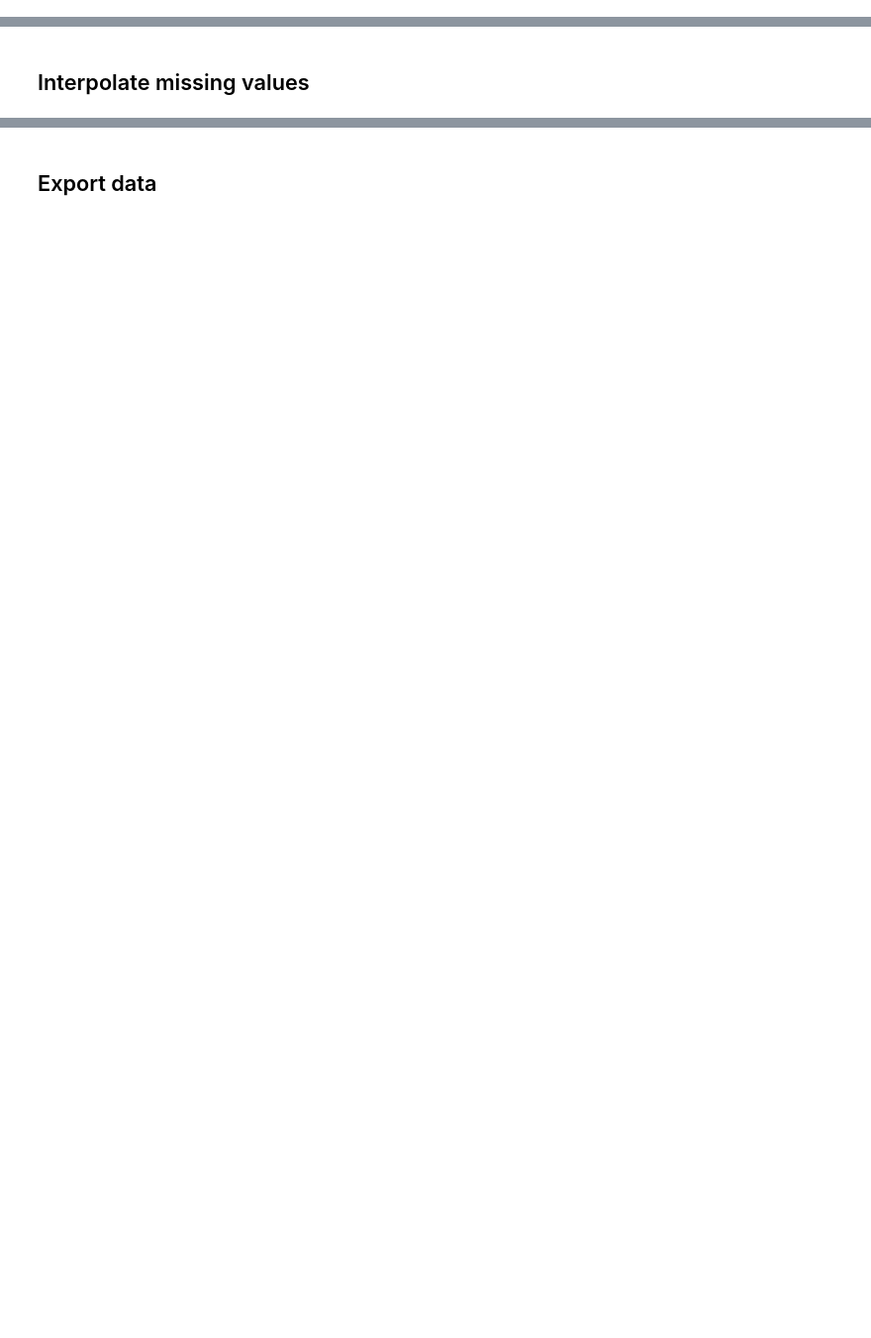
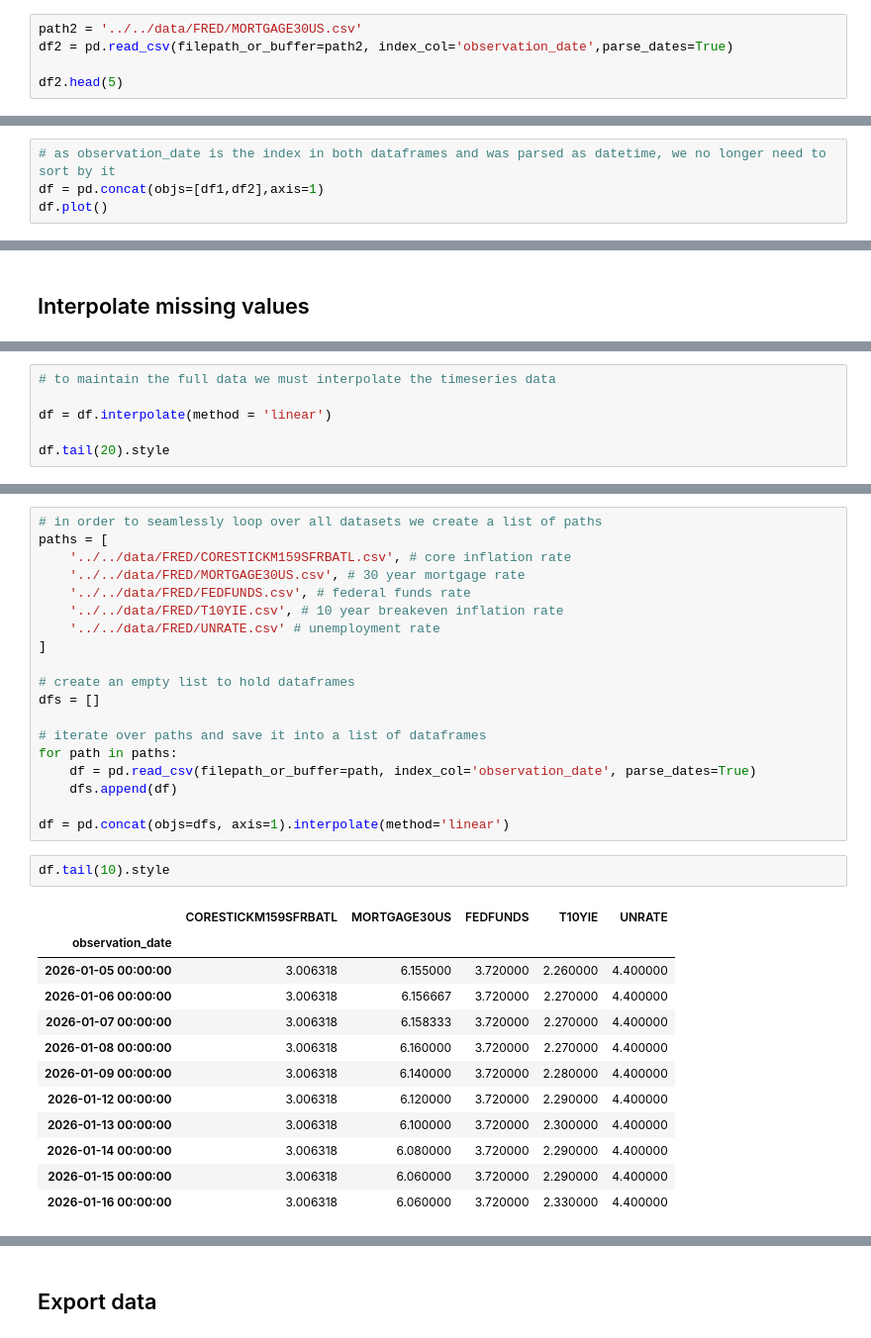
Before and after one commit to bgoetz-perso/practical-python-for-time-series-analysis-5452014, a Jupyter notebook: notebooks/CH01_Join/Start.ipynb, the cells around one changed output, grey strips where cells are left out. Shown at 99% size. Cells and saved outputs as stored; diff of their text form; blank space fills up the shorter version.

```diff
--- a/notebooks/CH01_Join/Start.ipynb
+++ b/notebooks/CH01_Join/Start.ipynb
@@ -45,0 +34,5 @@ FileNotFoundError: [Errno 2] No such file or directory: '../../data/FRED/CORESTI
+# %%
+path2 = '../../data/FRED/MORTGAGE30US.csv'
+df2 = pd.read_csv(filepath_or_buffer=path2, index_col='observation_date',parse_dates=True)
+
+df2.head(5)
@@ -88,2 +51,6 @@ FileNotFoundError: [Errno 2] No such file or directory: '../../data/FRED/CORESTI
+# %%
+# as observation_date is the index in both dataframes and was parsed as datetime, we no longer need to sort by it
+df = pd.concat(objs=[df1,df2],axis=1)
+df.plot()
 # %% [markdown]
 ## Inner join vs outer join
@@ -121,0 +94,6 @@ FileNotFoundError: [Errno 2] No such file or directory: '../../data/FRED/CORESTI
+# %%
+# to maintain the full data we must interpolate the timeseries data
+
+df = df.interpolate(method = 'linear')
+
+df.tail(20).style
@@ -143,0 +123,34 @@ FileNotFoundError: [Errno 2] No such file or directory: '../../data/FRED/CORESTI
+# %%
+# in order to seamlessly loop over all datasets we create a list of paths
+paths = [
+    '../../data/FRED/CORESTICKM159SFRBATL.csv', # core inflation rate
+    '../../data/FRED/MORTGAGE30US.csv', # 30 year mortgage rate
+    '../../data/FRED/FEDFUNDS.csv', # federal funds rate
+    '../../data/FRED/T10YIE.csv', # 10 year breakeven inflation rate
+    '../../data/FRED/UNRATE.csv' # unemployment rate
+]
+
+# create an empty list to hold dataframes
+dfs = []
+
+# iterate over paths and save it into a list of dataframes
+for path in paths:
+    df = pd.read_csv(filepath_or_buffer=path, index_col='observation_date', parse_dates=True)
+    dfs.append(df)
+
+df = pd.concat(objs=dfs, axis=1).interpolate(method='linear')
+# %%
+df.tail(10).style
+# %% [output]
+|  | CORESTICKM159SFRBATL | MORTGAGE30US | FEDFUNDS | T10YIE | UNRATE |
+| observation_date |  |  |  |  |  |
+| 2026-01-05 00:00:00 | 3.006318 | 6.155000 | 3.720000 | 2.260000 | 4.400000 |
+| 2026-01-06 00:00:00 | 3.006318 | 6.156667 | 3.720000 | 2.270000 | 4.400000 |
+| 2026-01-07 00:00:00 | 3.006318 | 6.158333 | 3.720000 | 2.270000 | 4.400000 |
+| 2026-01-08 00:00:00 | 3.006318 | 6.160000 | 3.720000 | 2.270000 | 4.400000 |
+| 2026-01-09 00:00:00 | 3.006318 | 6.140000 | 3.720000 | 2.280000 | 4.400000 |
+| 2026-01-12 00:00:00 | 3.006318 | 6.120000 | 3.720000 | 2.290000 | 4.400000 |
+| 2026-01-13 00:00:00 | 3.006318 | 6.100000 | 3.720000 | 2.300000 | 4.400000 |
+| 2026-01-14 00:00:00 | 3.006318 | 6.080000 | 3.720000 | 2.290000 | 4.400000 |
+| 2026-01-15 00:00:00 | 3.006318 | 6.060000 | 3.720000 | 2.290000 | 4.400000 |
+| 2026-01-16 00:00:00 | 3.006318 | 6.060000 | 3.720000 | 2.330000 | 4.400000 |
```
Also changed, not shown: parts of 31 cells of this notebook.
